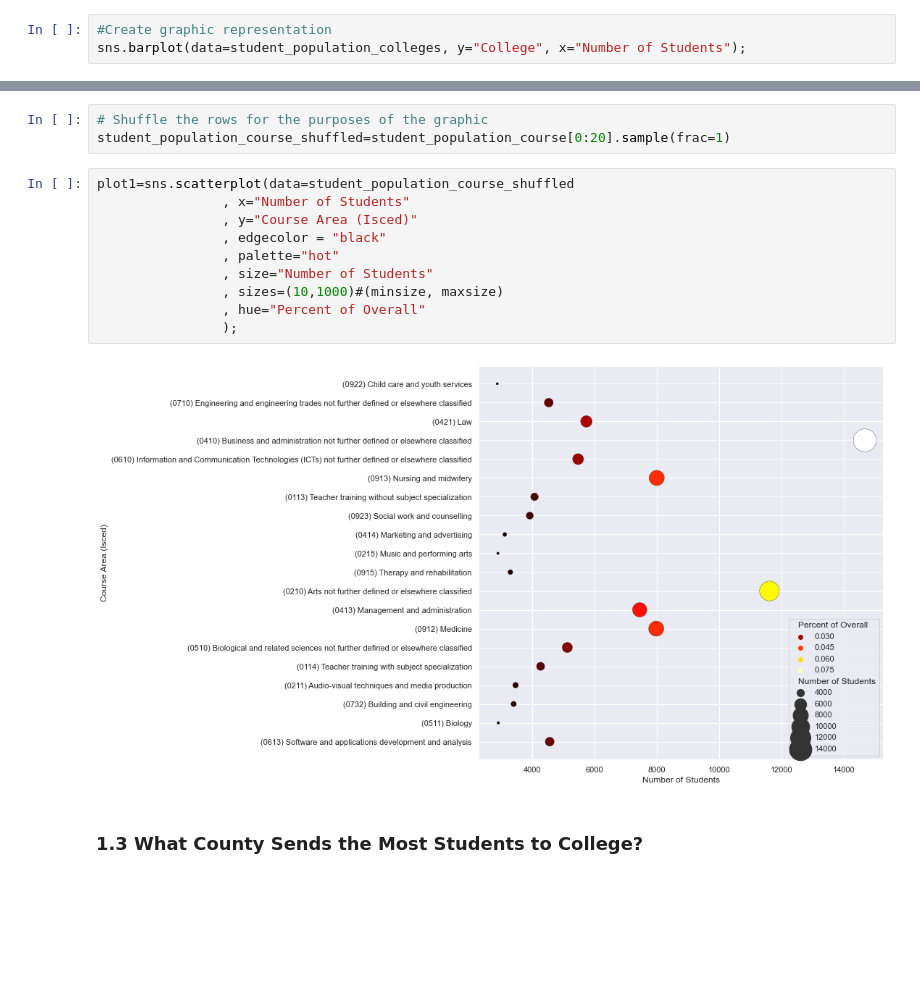
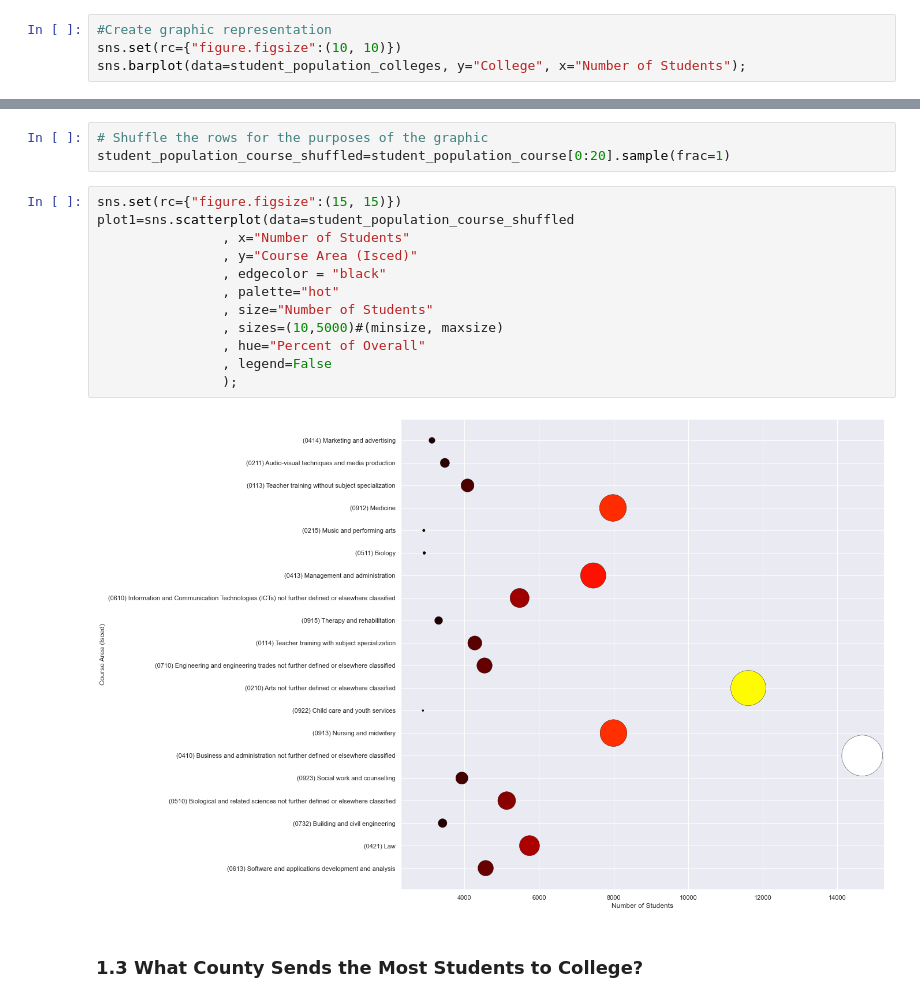
Before and after one commit to rhayeswaterford/UCDProject, a Jupyter notebook: Richard Hayes UCD Project.ipynb, the cells around one changed output, grey strips where cells are left out. Drawn from its saved outputs; the diff is of its cells as text; blank space fills up the shorter version.

```diff
--- a/Richard Hayes UCD Project.ipynb
+++ b/Richard Hayes UCD Project.ipynb
@@ -66,5 +66,6 @@ student_population_colleges
 | 23 | St. Angela's College of Home Econ... | 795 |
 # %%
 #Create graphic representation
+sns.set(rc={"figure.figsize":(10, 10)})
 sns.barplot(data=student_population_colleges, y="College", x="Number of Students");
 # %% [output]
@@ -214,17 +215,19 @@ student_population_course [0:20]
 # Shuffle the rows for the purposes of the graphic
 student_population_course_shuffled=student_population_course[0:20].sample(frac=1)
 # %%
+sns.set(rc={"figure.figsize":(15, 15)})
 plot1=sns.scatterplot(data=student_population_course_shuffled
                 , x="Number of Students"
                 , y="Course Area (Isced)"
                 , edgecolor = "black"
                 , palette="hot"
                 , size="Number of Students"
-                , sizes=(10,1000)#(minsize, maxsize)
+                , sizes=(10,5000)#(minsize, maxsize)
                 , hue="Percent of Overall"
+                , legend=False
                 );
 # %% [output]
-[figure, old version]
+[figure, new version]
 # %% [markdown]
 ### 1.3 What County Sends the Most Students to College?
 # %%
```
Also changed, not shown: parts of 31 cells of this notebook.
